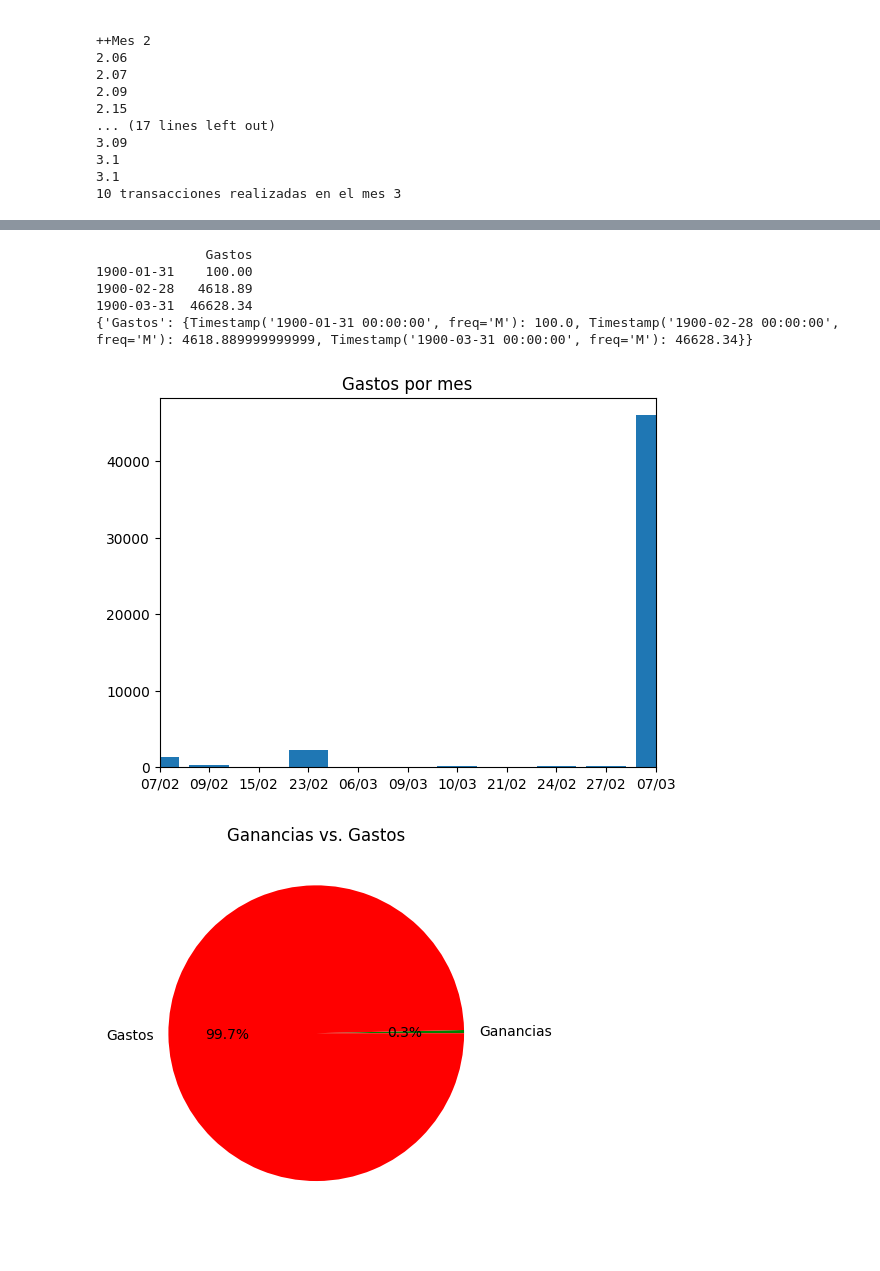
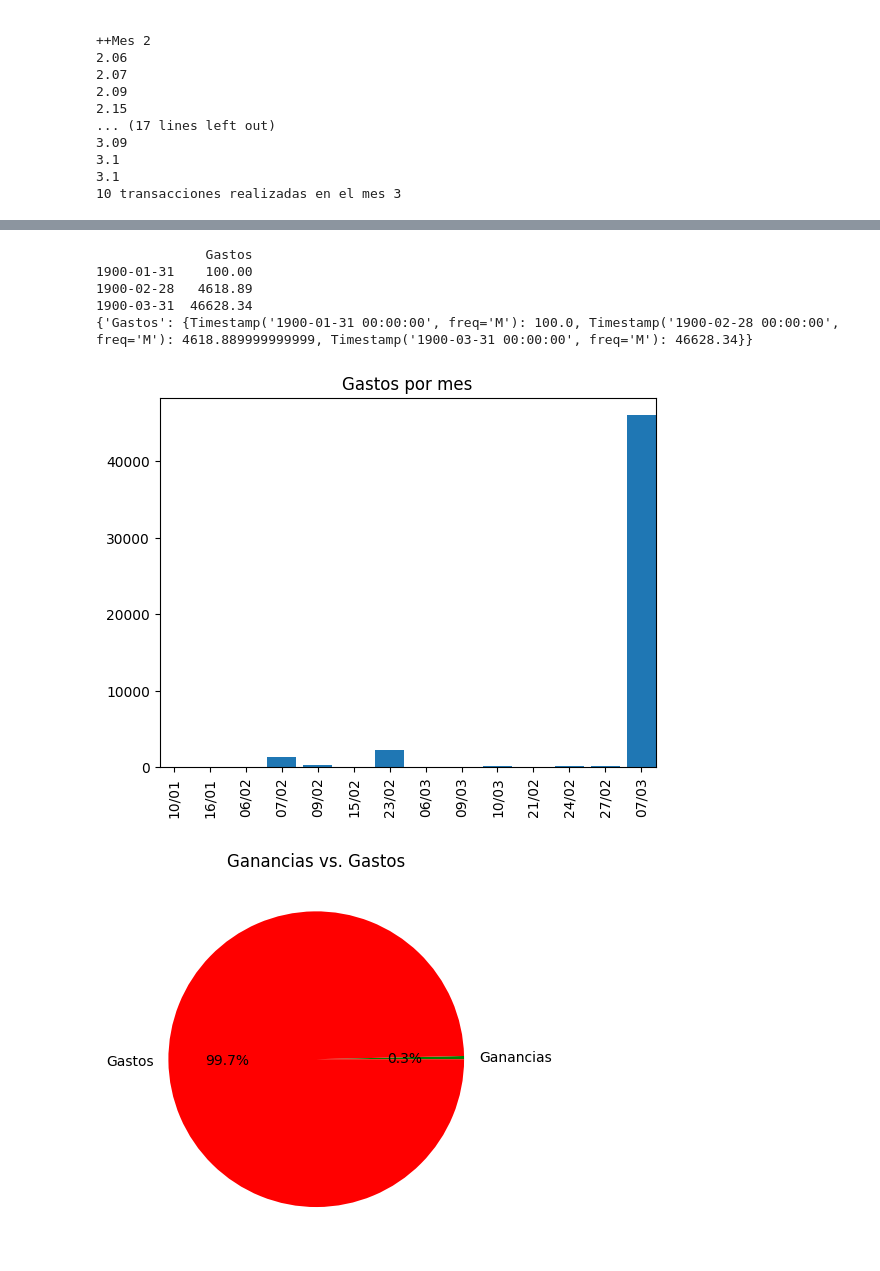
Before and after one commit to saulecast/finanzobot_0.1, a Jupyter notebook: primer_cuaderno.ipynb, the cells around one changed output, grey strips where cells are left out. Cells and saved outputs as stored; diff of their text form; code cells hidden in the pictures.

```diff
--- a/primer_cuaderno.ipynb
+++ b/primer_cuaderno.ipynb
@@ -544,36 +547,37 @@ print(gastos_por_mes)
 diccionario_gastos = gastos_por_mes.to_dict()
 
 # Imprimir el diccionario
 print(diccionario_gastos)
 
 # Convertir los datos en un DataFrame de pandas
 # df = pd.DataFrame.from_dict(diccionario_gastos, orient='index', columns=['Gastos'])
 
 # Convertir el índice a un objeto DatetimeIndex
 df.index = pd.to_datetime(df.index)
 # print(df.index)
 
 # Gráfico de barras
 fig, ax = plt.subplots()
 ax.bar(x = df.index.strftime('%d/%m'), height = df['Gastos'])
 
 plt.autoscale(enable=True, axis = 'x',tight=True)
-ax.set_xlim([0, 10])
+# ax.set_xlim([0, 10])
+# ax.set_ylim([0, 40000])
 ax.invert_xaxis()
-# ax.set_ylim([0, 40000])
+plt.xticks(rotation=90)
 
 # Título
 ax.set_title('Gastos por mes')
 
 # Mostrar el gráfico
 plt.show()
 # %% [output]
               Gastos
 1900-01-31    100.00
 1900-02-28   4618.89
 1900-03-31  46628.34
 {'Gastos': {Timestamp('1900-01-31 00:00:00', freq='M'): 100.0, Timestamp('1900-02-28 00:00:00', freq='M'): 4618.889999999999, Timestamp('1900-03-31 00:00:00', freq='M'): 46628.34}}
-[figure, old version]
+[figure, new version]
 # %%
 import matplotlib.pyplot as plt
 import pandas as pd
```
Also changed, not shown: parts of 4 cells of this notebook.
